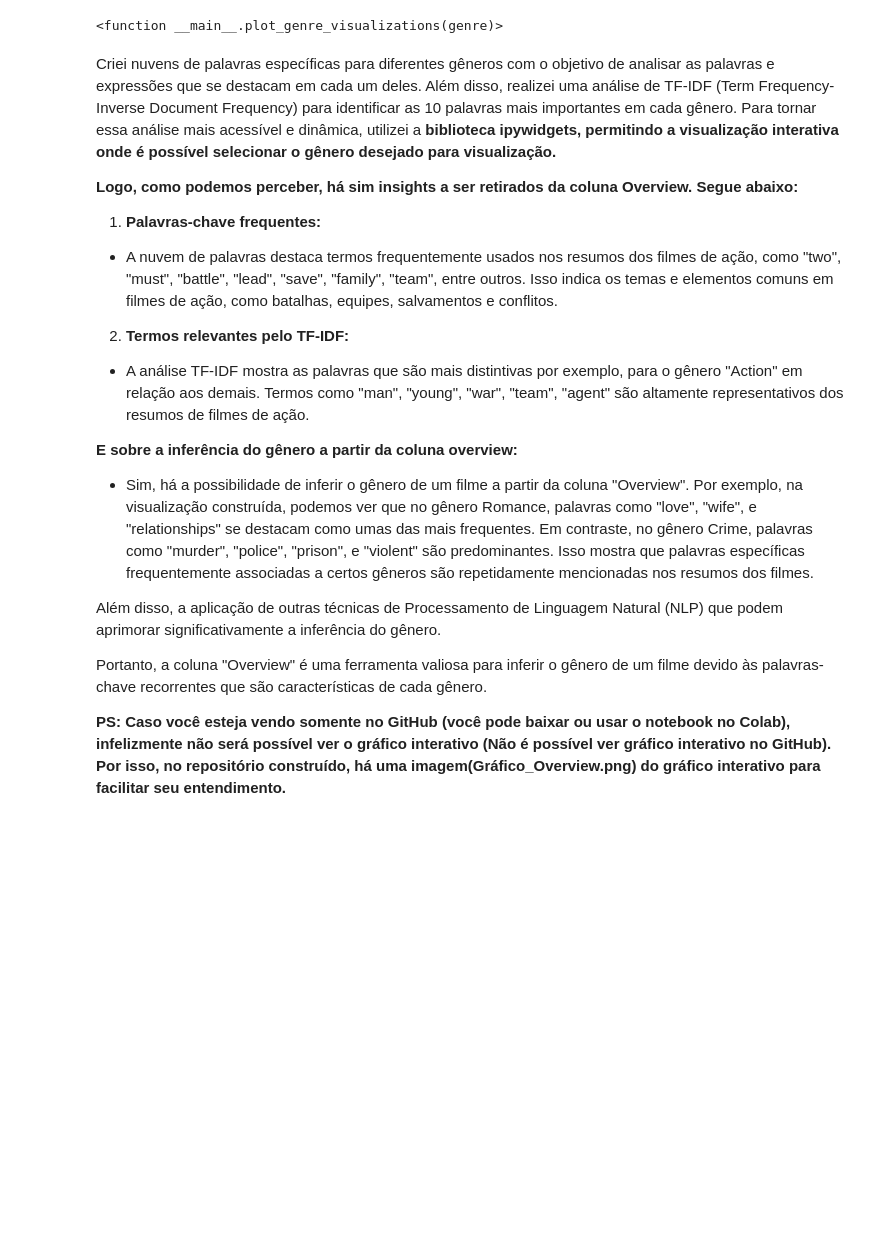
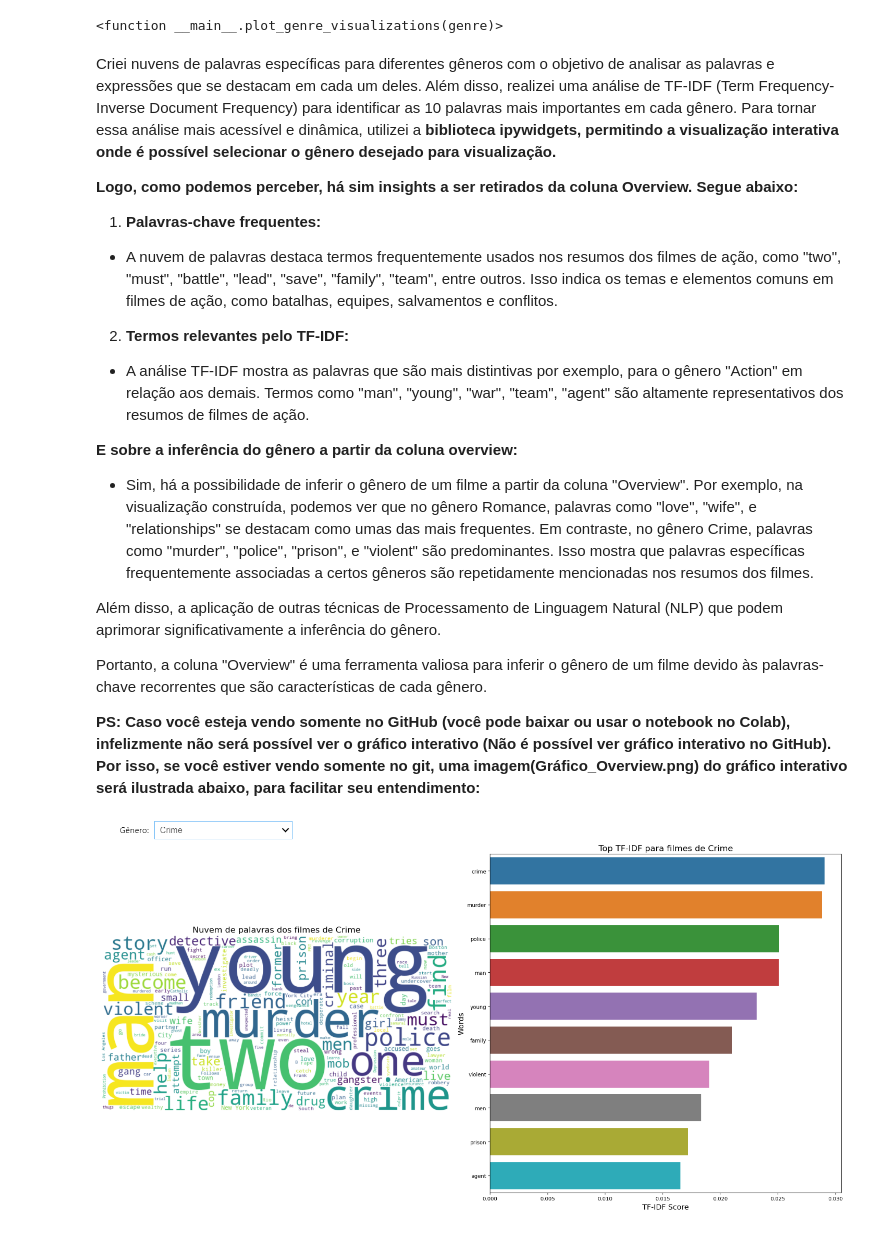
Before and after one commit to Ruann-01/LH_CD_RUANN_CAMPOS_DE_CASTRO_FARRAPO, a Jupyter notebook: Notebook_EDA.ipynb, the cells around one changed output. Cells and saved outputs as stored; diff of their text form; code cells hidden in the pictures; blank space fills up the shorter version.

```diff
--- a/Notebook_EDA.ipynb
+++ b/Notebook_EDA.ipynb
@@ -803,6 +804,10 @@ Além disso, a aplicação de outras técnicas de Processamento de Linguagem Nat
 
 Portanto, a coluna "Overview" é uma ferramenta valiosa para inferir o gênero de um filme devido às palavras-chave recorrentes que são características de cada gênero.
 
-**PS: Caso você esteja vendo somente no GitHub (você pode baixar ou usar o notebook no Colab), infelizmente não será possível ver o gráfico interativo (Não é possível ver gráfico interativo no GitHub). Por isso, no repositório construído, há uma imagem(Gráfico_Overview.png) do gráfico interativo para facilitar seu entendimento.**
+**PS: Caso você esteja vendo somente no GitHub (você pode baixar ou usar o notebook no Colab), infelizmente não será possível ver o gráfico interativo (Não é possível ver gráfico interativo no GitHub). Por isso, se você estiver vendo somente no git, uma imagem(Gráfico_Overview.png) do gráfico interativo será ilustrada abaixo, para facilitar seu entendimento:**
+# %%
+Image('Gráfico_Overview.png')
+# %% [output]
+[figure, added]
 # %% [markdown]
 #### Salvando o dataframe já com os tratamentos feitos para a EDA, com o objetivo de utilizá-lo no Notebook_Modelagem.ipynb
```
Also changed, not shown: parts of 2 cells of this notebook, 2 other files.
